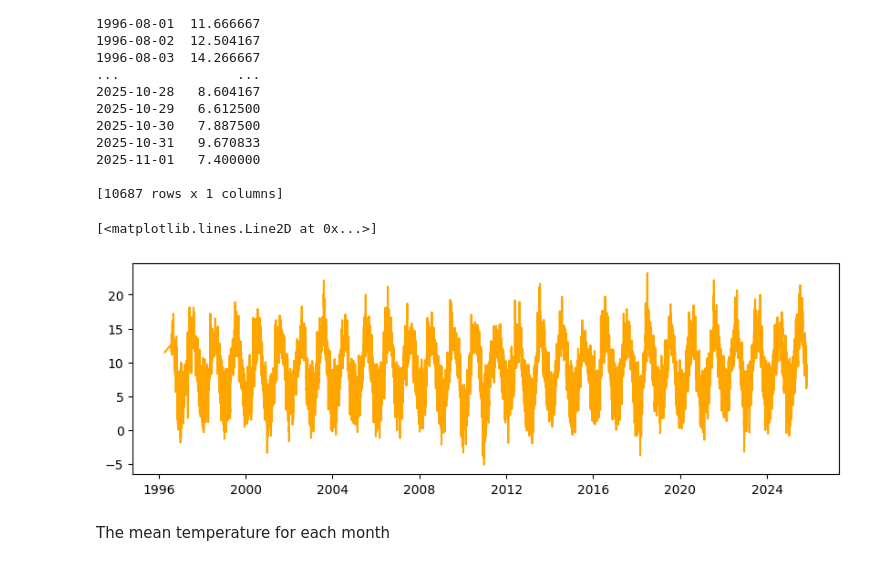
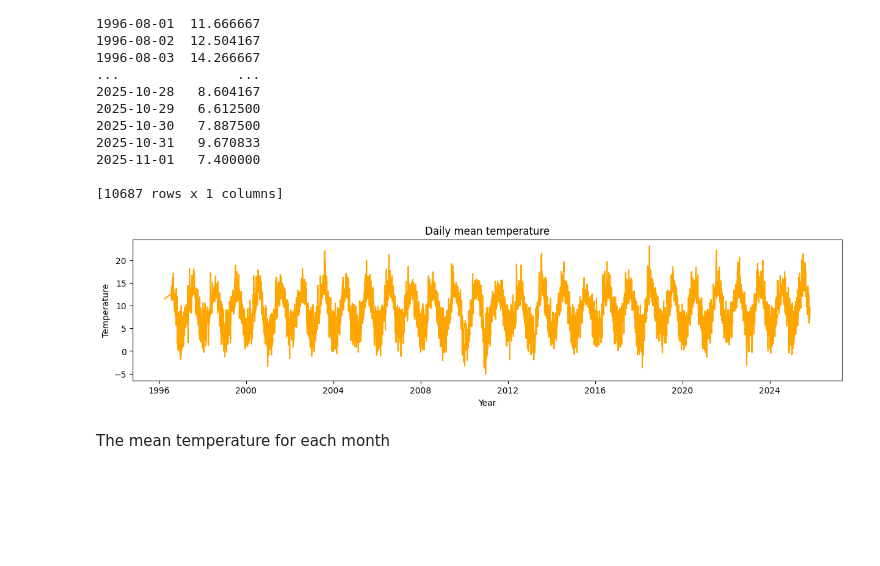
Before and after one commit to quyenphanlyons/programming-for-data-analytics, a Jupyter notebook: assignments/assignment06-weather.ipynb, the cells around one changed output. Drawn from its saved outputs; the diff is of its cells as text; code cells hidden in the pictures; blank space fills up the shorter version.

```diff
--- a/assignments/assignment06-weather.ipynb
+++ b/assignments/assignment06-weather.ipynb
@@ -105,11 +112,14 @@ dateonly
 [10687 rows x 1 columns]
 # %%
 # Plot mean temperature each day
-plt.figure(figsize=(10,3))
-plt.plot(df_anal.index, df_anal["temp"], label="Daily mean temperature", color="orange")
+plt.figure(figsize=(15,3))
+plt.plot(df_anal.index, df_anal["temp"], color="orange")
+plt.title('Daily mean temperature')
+plt.xlabel('Year')
+plt.ylabel('Temperature')
+plt.show()
 # %% [output]
-[<matplotlib.lines.Line2D at 0x...>]
-[figure, old version]
+[figure, new version]
 # %% [markdown]
 The mean temperature for each month
 # %%
```
Also changed, not shown: parts of 18 cells of this notebook.
